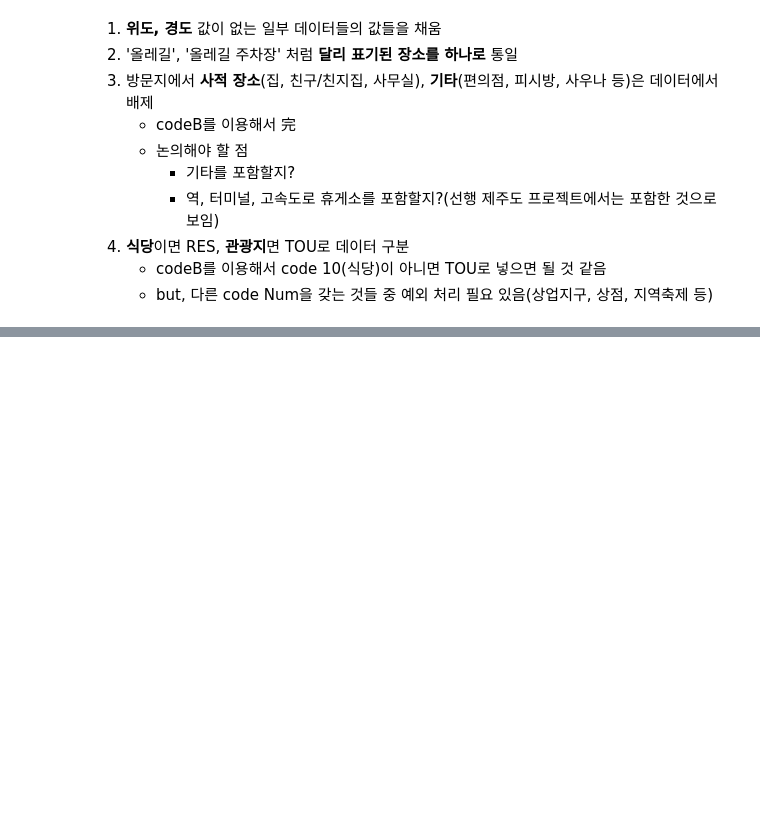
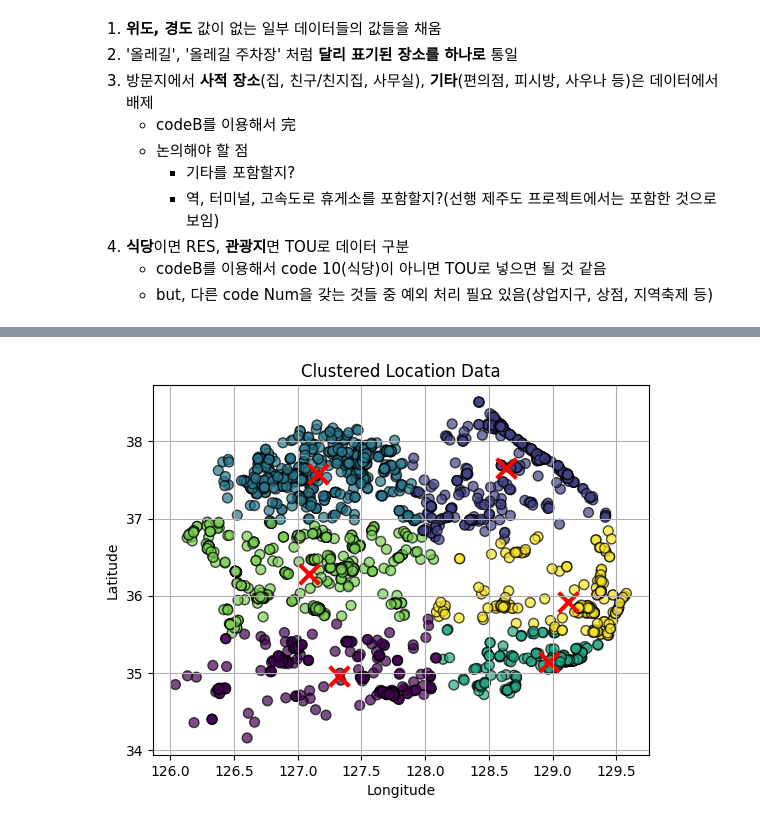
Before and after one commit to Sameta-cani/kakao-tech, a Jupyter notebook: pre.ipynb, the cells around one changed output, grey strips where cells are left out. Drawn from its saved outputs; the diff is of its cells as text; code cells hidden in the pictures; blank space fills up the shorter version.

```diff
--- a/pre.ipynb
+++ b/pre.ipynb
@@ -383,0 +245,2 @@ time: 31 ms (started: 2024-07-28 03:44:58 +09:00)
+# %%
+locations, cluster_centers, labels = generate_kmeans_clusters(longitude, latitude)
@@ -383,0 +249,11 @@ time: 31 ms (started: 2024-07-28 03:44:58 +09:00)
+# %%
+# 클러스터링 결과 시각화
+plt.scatter(locations[:, 0], locations[:, 1], c=labels, cmap='viridis', marker='o', edgecolor='k', s=50, alpha=0.7)
+plt.scatter(cluster_centers[:, 0], cluster_centers[:, 1], marker='x', c='red', s=200, linewidths=3)
+plt.title('Clustered Location Data')
+plt.xlabel('Longitude')
+plt.ylabel('Latitude')
+plt.grid(True)
+plt.show()
+# %% [output]
+[figure, added]
```
Also changed, not shown: parts of 32 cells of this notebook.
